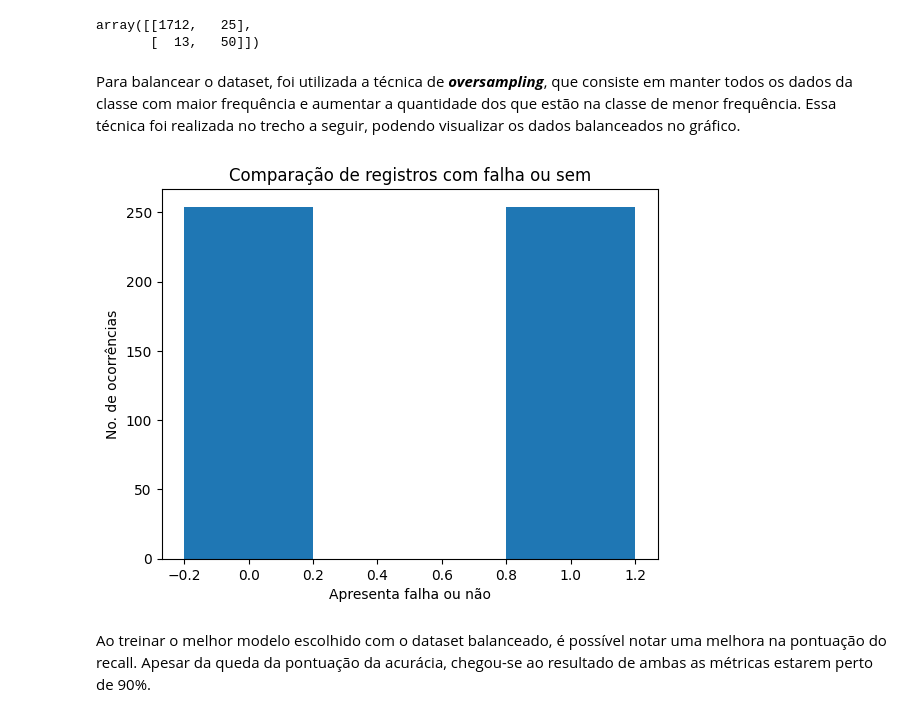
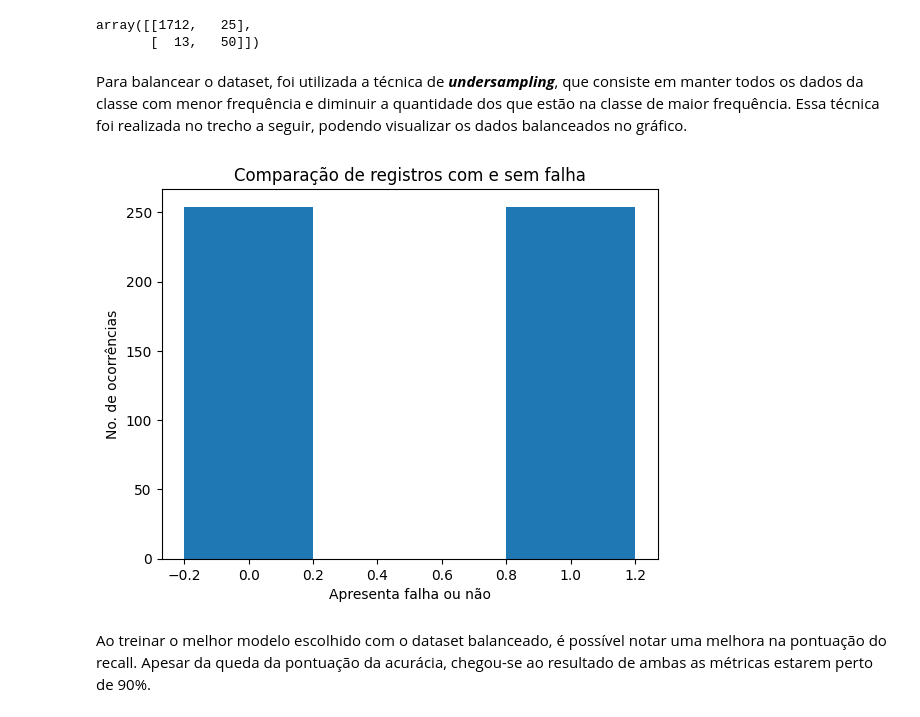
Before and after one commit to MicaelRiboura/industrial-maintenance-mvp, a Jupyter notebook: notebook/maintenance_model.ipynb, the cells around one changed output. Drawn from its saved outputs; the diff is of its cells as text; code cells hidden in the pictures.

```diff
--- a/notebook/maintenance_model.ipynb
+++ b/notebook/maintenance_model.ipynb
@@ -327,21 +327,21 @@ confusion_matrix(y_test, y_pred)
 array([[1712,   25],
        [  13,   50]])
 # %% [markdown]
-Para balancear o dataset, foi utilizada a técnica de ***oversampling***, que  consiste em manter todos os dados da classe com maior frequência e aumentar a quantidade dos que estão na classe de menor frequência. Essa técnica foi realizada no trecho a seguir, podendo visualizar os dados balanceados no gráfico.
+Para balancear o dataset, foi utilizada a técnica de ***undersampling***, que  consiste em manter todos os dados da classe com menor frequência e diminuir a quantidade dos que estão na classe de maior frequência. Essa técnica foi realizada no trecho a seguir, podendo visualizar os dados balanceados no gráfico.
 # %%
 rus = RandomUnderSampler(random_state=42)
 
 X_res, y_res = rus.fit_resample(X_train, y_train)
 
 names, values = np.unique(y_res, return_counts=True)
 
 plt.bar(names, values, width = 0.4)
 plt.xlabel("Apresenta falha ou não")
 plt.ylabel("No. de ocorrências")
-plt.title("Comparação de registros com falha ou sem")
+plt.title("Comparação de registros com e sem falha")
 plt.show()
 # %% [output]
-[figure, old version]
+[figure, new version]
 # %% [markdown]
 Ao treinar o melhor modelo escolhido com o dataset balanceado, é possível notar uma melhora na pontuação do recall. Apesar da queda da pontuação da acurácia, chegou-se ao resultado de ambas as métricas estarem perto de 90%.
 # %%
```
Also changed, not shown: parts of 9 cells of this notebook.
